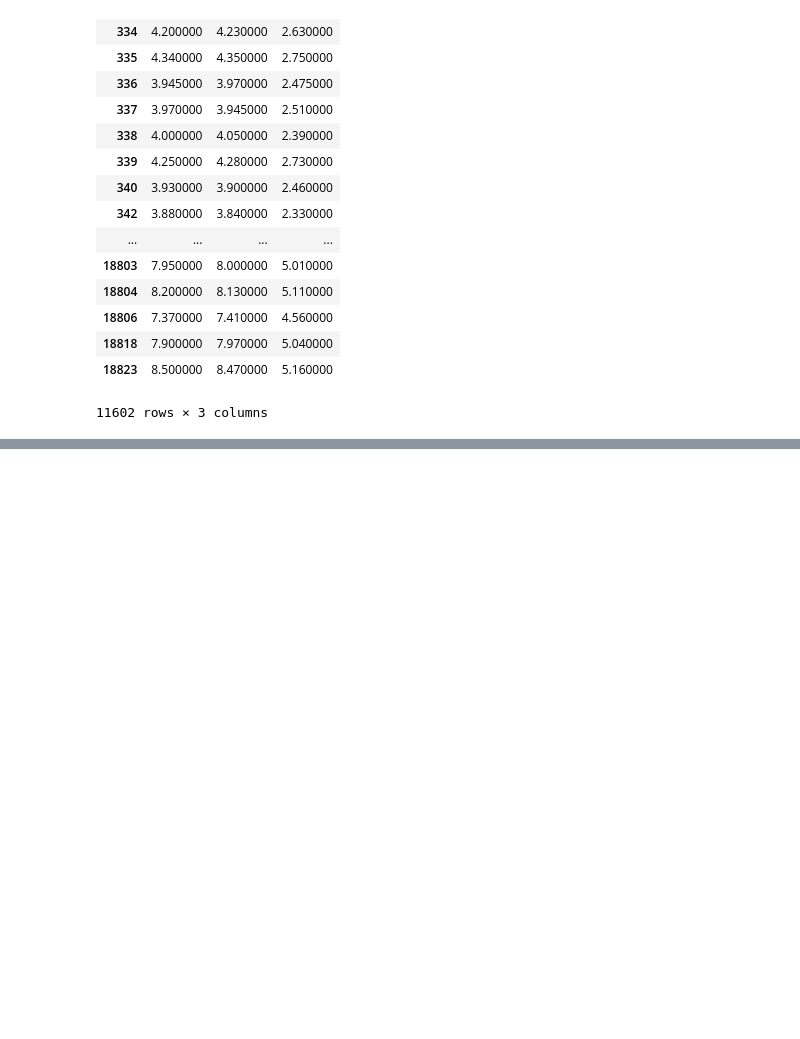
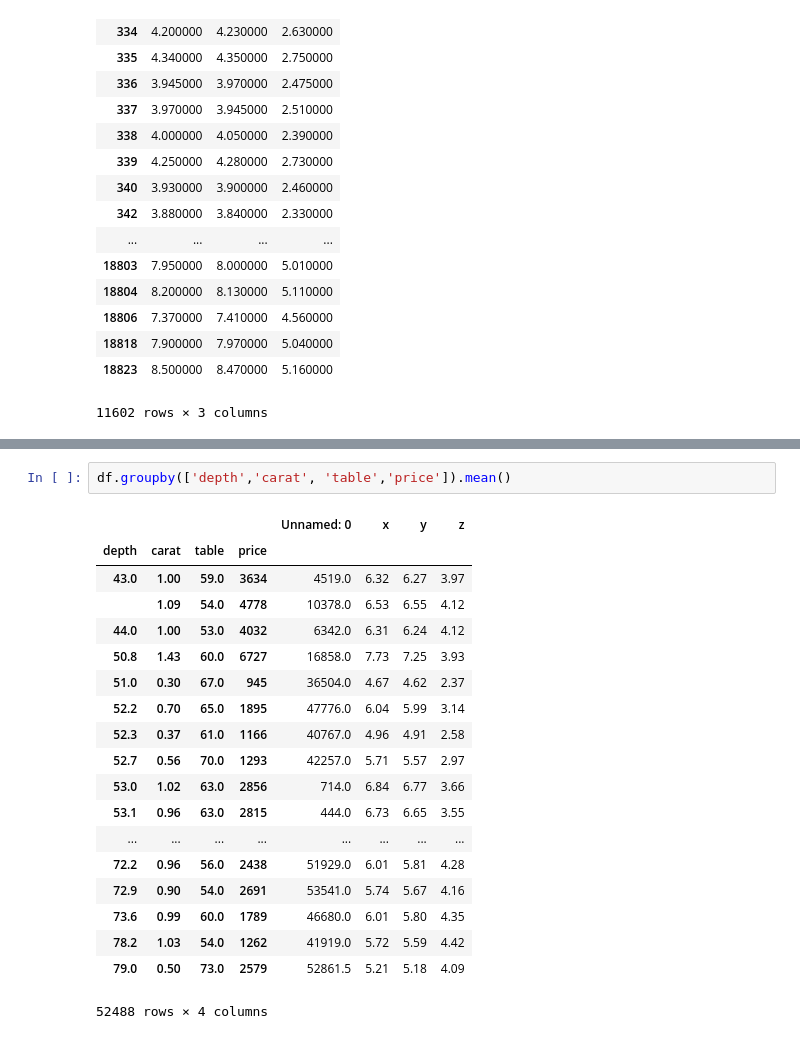
Before and after one commit to sarahmdgal/MC-Data-Analytics-Boot-Camp, a Jupyter notebook: DiamondsProject.ipynb, the cells around one changed output, grey strips where cells are left out. Drawn from its saved outputs; the diff is of its cells as text; blank space fills up the shorter version.

```diff
--- a/DiamondsProject.ipynb
+++ b/DiamondsProject.ipynb
@@ -248,0 +271,22 @@ pd.pivot_table(df, values=['x', 'y', 'z'], index=df['price'])
+# %%
+df.groupby(['depth','carat', 'table','price']).mean()
+# %% [output]
+|  |  |  |  | Unnamed: 0 | x | y | z |
+| depth | carat | table | price |  |  |  |  |
+| 43.0 | 1.00 | 59.0 | 3634 | 4519.0 | 6.32 | 6.27 | 3.97 |
+|  | 1.09 | 54.0 | 4778 | 10378.0 | 6.53 | 6.55 | 4.12 |
+| 44.0 | 1.00 | 53.0 | 4032 | 6342.0 | 6.31 | 6.24 | 4.12 |
+| 50.8 | 1.43 | 60.0 | 6727 | 16858.0 | 7.73 | 7.25 | 3.93 |
+| 51.0 | 0.30 | 67.0 | 945 | 36504.0 | 4.67 | 4.62 | 2.37 |
+| 52.2 | 0.70 | 65.0 | 1895 | 47776.0 | 6.04 | 5.99 | 3.14 |
+| 52.3 | 0.37 | 61.0 | 1166 | 40767.0 | 4.96 | 4.91 | 2.58 |
+| 52.7 | 0.56 | 70.0 | 1293 | 42257.0 | 5.71 | 5.57 | 2.97 |
+| 53.0 | 1.02 | 63.0 | 2856 | 714.0 | 6.84 | 6.77 | 3.66 |
+| 53.1 | 0.96 | 63.0 | 2815 | 444.0 | 6.73 | 6.65 | 3.55 |
+| ... | ... | ... | ... | ... | ... | ... | ... |
+| 72.2 | 0.96 | 56.0 | 2438 | 51929.0 | 6.01 | 5.81 | 4.28 |
+| 72.9 | 0.90 | 54.0 | 2691 | 53541.0 | 5.74 | 5.67 | 4.16 |
+| 73.6 | 0.99 | 60.0 | 1789 | 46680.0 | 6.01 | 5.80 | 4.35 |
+| 78.2 | 1.03 | 54.0 | 1262 | 41919.0 | 5.72 | 5.59 | 4.42 |
+| 79.0 | 0.50 | 73.0 | 2579 | 52861.5 | 5.21 | 5.18 | 4.09 |
+52488 rows × 4 columns
```
Also changed, not shown: parts of 8 cells of this notebook.
